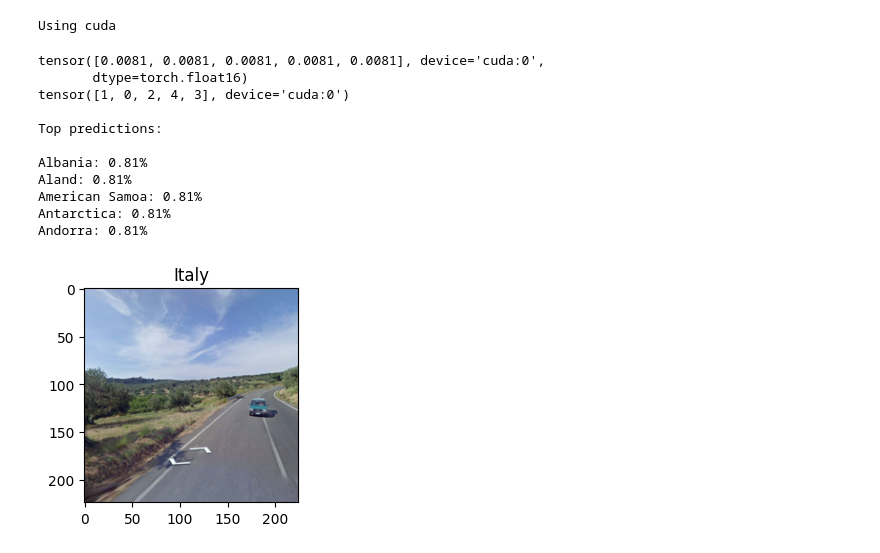
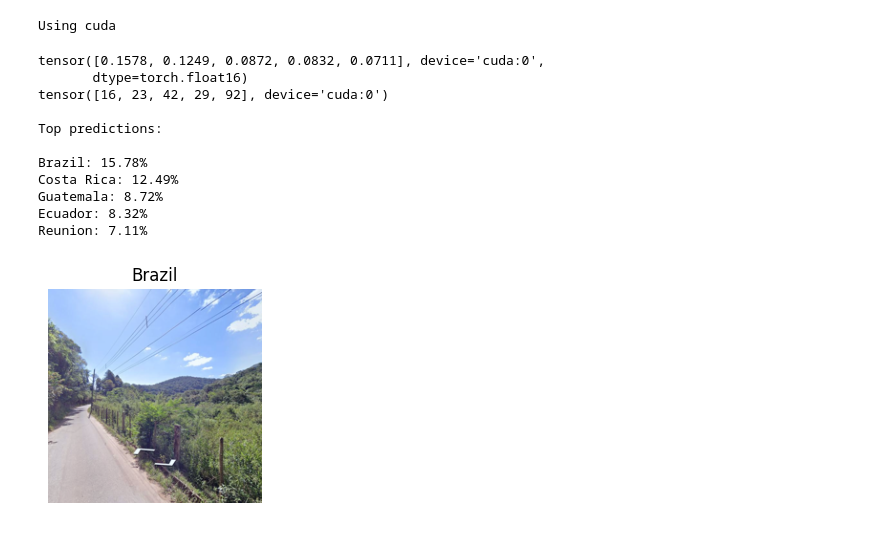
Before and after one commit to PuzzledWhale/ECE460J-GeoGuessr-, a Jupyter notebook: final_project.ipynb, the cells around one changed output. Saved outputs shown, nothing was run; the diff lists cells and outputs as text; code cells hidden in the pictures.

Commit message:
Train with 50K images

```diff
--- a/final_project.ipynb
+++ b/final_project.ipynb
@@ -75,10 +75,10 @@ train_set, val_set = torch.utils.data.random_split(image_dataset, [train_size, v
 train_set_limited = torch.utils.data.Subset(train_set, range(0, 10000))
 val_set_limited = torch.utils.data.Subset(val_set, range(0, 2000))
 
-# train_loader = torch.utils.data.DataLoader(train_set, batch_size=batch_size, shuffle=True)
-# val_loader = torch.utils.data.DataLoader(val_set, batch_size=batch_size, shuffle=True)
-train_loader = torch.utils.data.DataLoader(train_set_limited, batch_size=batch_size, shuffle=True)
-val_loader = torch.utils.data.DataLoader(val_set_limited, batch_size=batch_size, shuffle=True)
+train_loader = torch.utils.data.DataLoader(train_set, batch_size=batch_size, shuffle=True)
+val_loader = torch.utils.data.DataLoader(val_set, batch_size=batch_size, shuffle=True)
+# train_loader = torch.utils.data.DataLoader(train_set_limited, batch_size=batch_size, shuffle=True)
+# val_loader = torch.utils.data.DataLoader(val_set_limited, batch_size=batch_size, shuffle=True)
 # %%
 # Retrieve images and labels
 images, texts, labels = next(iter(train_loader))
@@ -202,47 +202,51 @@ filename = f'{timestamp}_model.pt'
 torch.save(model.state_dict(), "models/"+filename)
 # %%
 device = torch.device("cuda" if torch.cuda.is_available() else "cpu")
-model.load_state_dict(torch.load("models/20240429-001728_model.pt"))
+model.load_state_dict(torch.load("models/20240429-134354_model.pt"))
 
 model = model.to(device)
 model.eval()
 images, texts, labels = next(iter(val_loader))
 image_input = images[0].unsqueeze(0).to(device)
-text_inputs = torch.cat([clip.tokenize(f'{c}') for c in class_names]).to(device)
+# image_input = preprocess(Image.open("data/archive/compressed_dataset/Antarctica/canvas_1629620842.jpg")).unsqueeze(0).to(device)
+text_inputs = torch.cat([clip.tokenize(f'A Street View photo from {c}') for c in class_names]).to(device)
 
 with torch.no_grad():
     image_features = model.encode_image(image_input)
     text_features = model.encode_text(text_inputs)
 
 image_features /= image_features.norm(dim=-1, keepdim=True)
 text_features /= text_features.norm(dim=-1, keepdim=True)
 similarity = (100.0 * image_features @ text_features.T).softmax(dim=-1)
 values, indices = similarity[0].topk(5)
 
 print(values)
 print(indices)
 
 
 images -= images.min()
 images /= images.max()
 fig = plt.figure(figsize=(16,10))
 fig.add_subplot(1, 5, 1)
 plt.imshow(images[0].permute(1, 2, 0))
+# plt.imshow(preprocess(Image.open("data/archive/compressed_dataset/Antarctica/canvas_1629620842.jpg")).permute(1,2,0))
 plt.title(labels[0])
+# plt.title("Antarctica")
+plt.axis('off')
 
 print("\nTop predictions:\n")
 for value, index in zip(values, indices):
     print(f"{class_names[index]}: {100*value.item():.2f}%")
 # %% [output]
-tensor([0.0081, 0.0081, 0.0081, 0.0081, 0.0081], device='cuda:0',
+tensor([0.1578, 0.1249, 0.0872, 0.0832, 0.0711], device='cuda:0',
        dtype=torch.float16)
-tensor([1, 0, 2, 4, 3], device='cuda:0')
+tensor([16, 23, 42, 29, 92], device='cuda:0')
 
 Top predictions:
 
-Albania: 0.81%
-Aland: 0.81%
-American Samoa: 0.81%
-Antarctica: 0.81%
-Andorra: 0.81%
+Brazil: 15.78%
+Costa Rica: 12.49%
+Guatemala: 8.72%
+Ecuador: 8.32%
+Reunion: 7.11%
-[figure, old version]
+[figure, new version]
```
Also changed, not shown: parts of 1 cell of this notebook.
